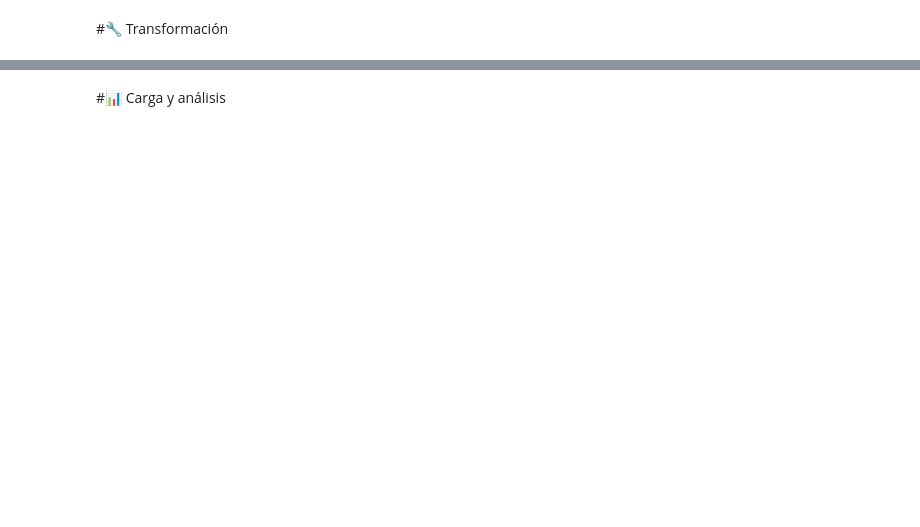
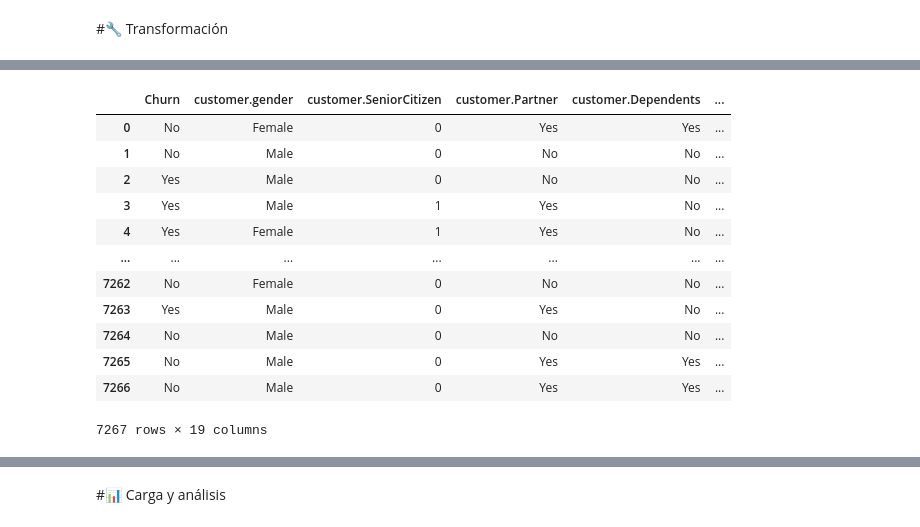
Before and after one commit to gaboitec/Challenge-TelcomX-ONE-pandas-matplotlib, a Jupyter notebook: TelecomX_LATAM.ipynb, the cells around one changed output, grey strips where cells are left out. Cells and saved outputs as stored; diff of their text form; code cells hidden in the pictures; blank space fills up the shorter version.

```diff
--- a/TelecomX_LATAM.ipynb
+++ b/TelecomX_LATAM.ipynb
@@ -19,0 +56,3 @@ datos.head()
+# %%
+df_datos = pd.json_normalize(datos.to_dict(orient='records'))
+df_datos.head()
@@ -19,0 +67,18 @@ datos.head()
+# %%
+df_datos = df_datos.drop(labels=['customerID', 'account.Charges.Total'], axis=1, inplace=False)
+# %%
+df_datos
+# %% [output]
+|  | Churn | customer.gender | customer.SeniorCitizen | customer.Partner | customer.Dependents | ... |
+| 0 | No | Female | 0 | Yes | Yes | ... |
+| 1 | No | Male | 0 | No | No | ... |
+| 2 | Yes | Male | 0 | No | No | ... |
+| 3 | Yes | Male | 1 | Yes | No | ... |
+| 4 | Yes | Female | 1 | Yes | No | ... |
+| ... | ... | ... | ... | ... | ... | ... |
+| 7262 | No | Female | 0 | No | No | ... |
+| 7263 | Yes | Male | 0 | Yes | No | ... |
+| 7264 | No | Male | 0 | No | No | ... |
+| 7265 | No | Male | 0 | Yes | Yes | ... |
+| 7266 | No | Male | 0 | Yes | Yes | ... |
+7267 rows × 19 columns
```
Also changed, not shown: parts of 29 cells of this notebook.
